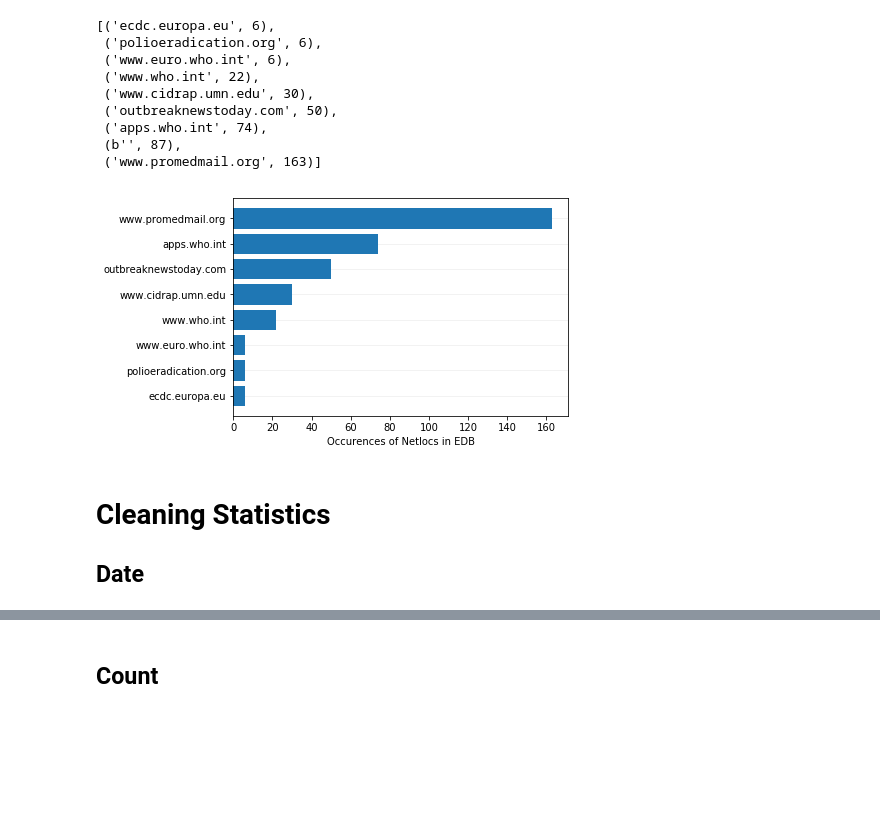
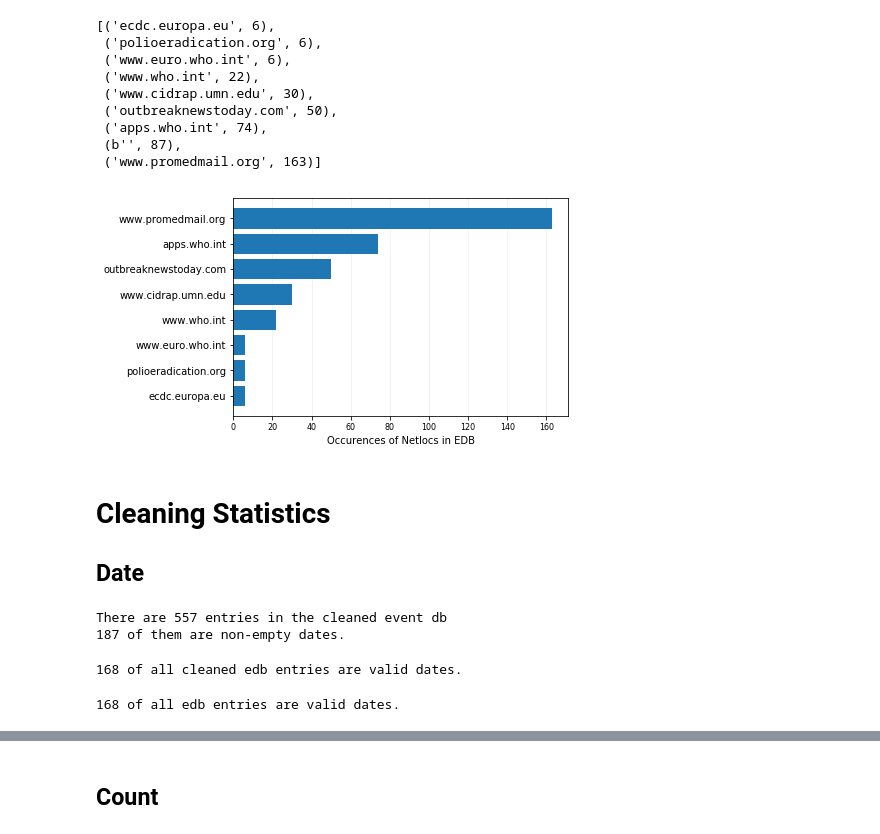
Before and after one commit to aauss/EventEpi, a Jupyter notebook: statistics.ipynb, the cells around one changed output, grey strips where cells are left out. Saved outputs shown, nothing was run; the diff lists cells and outputs as text; code cells hidden in the pictures; blank space fills up the shorter version.

Commit message:
Add first plot about source occurence and calculate impact of preprocessing

```diff
--- a/statistics.ipynb
+++ b/statistics.ipynb
@@ -7,7 +7,3 @@ import numpy as np
 import pandas as pd
 
 from nlp_surveillance.event_db_preprocessing import event_db
-# %%
-event_db = pd.read_csv('data/rki/edb.csv', sep=';')
-# %%
-event_db.columns = list(map(lambda x: x.strip(), event_db))
@@ -22,11 +16,11 @@ cleaned_edb = event_db.read_cleaned()
 from urllib.parse import urlparse
 from collections import defaultdict
 from operator import itemgetter
-
+import matplotlib.pyplot as plt
 urls = cleaned_edb.URL
 netlocs = [urlparse(url).netloc for url in urls]
 d = defaultdict(int)
-for n in netloc:
+for n in netlocs:
     d[n] = d[n] + 1
 netloc_occurence_tuples = list(d.items())
 # %%
@@ -50,12 +48,13 @@ most_used_netlocs.remove((b'', 87))
 # %%
 x = np.arange(len(most_used_netlocs))
 plt.barh(x, width=[t[1] for t in most_used_netlocs])
 plt.xlabel('Occurences of Netlocs in EDB', fontname='Times New Roman')
 plt.yticks(x, [t[0] for t in most_used_netlocs])
-plt.grid(which='both', axis='y', alpha=0.2)
+plt.xticks(fontsize=8)
+plt.grid(which='both', axis='x', alpha=0.2)
 plt.rc('axes', axisbelow=True)
 # %% [output]
-[figure, old version]
+[figure, new version]
 # %% [markdown]
 # Cleaning Statistics
 ## Date
@@ -65,10 +64,20 @@ valid_ts = list(filter(lambda x: isinstance(x, str), ts))
 # %%
 print('There are', len(cleaned_edb), 'entries in the cleaned event db')
 print(len(valid_ts), 'of them are non-empty dates.')
+# %% [output]
+There are 557 entries in the cleaned event db
+187 of them are non-empty dates.
 # %%
 is_date = lambda x: re.match(r"(\d{1,2})\D(\d{1,2})\D(\d{4})", x)
-valid_dates = list(filter(lambda x: is_date(x), valid_ts))
-print(len(valid_dates), 'of all entries are valid dates.')
+valid_dates_cleaned = list(filter(lambda x: is_date(x), valid_ts))
+print(len(valid_dates_cleaned), 'of all cleaned edb entries are valid dates.')
+# %% [output]
+168 of all cleaned edb entries are valid dates.
+# %%
+valid_dates = list(filter(lambda x: is_date(str(x)), ts))
+print(len(valid_dates), 'of all edb entries are valid dates.')
+# %% [output]
+168 of all edb entries are valid dates.
 # %%
 print('The following are non-valid dates:')
 print(list(filter(lambda x: not is_date(x), valid_ts)))
```
Also changed, not shown: parts of 18 cells of this notebook.
